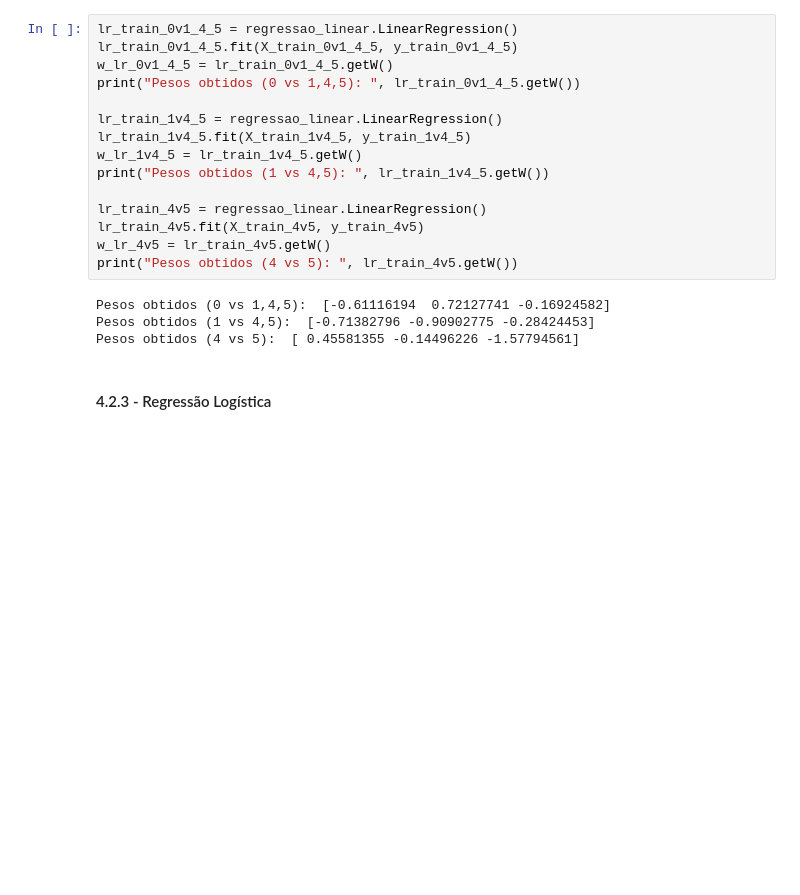
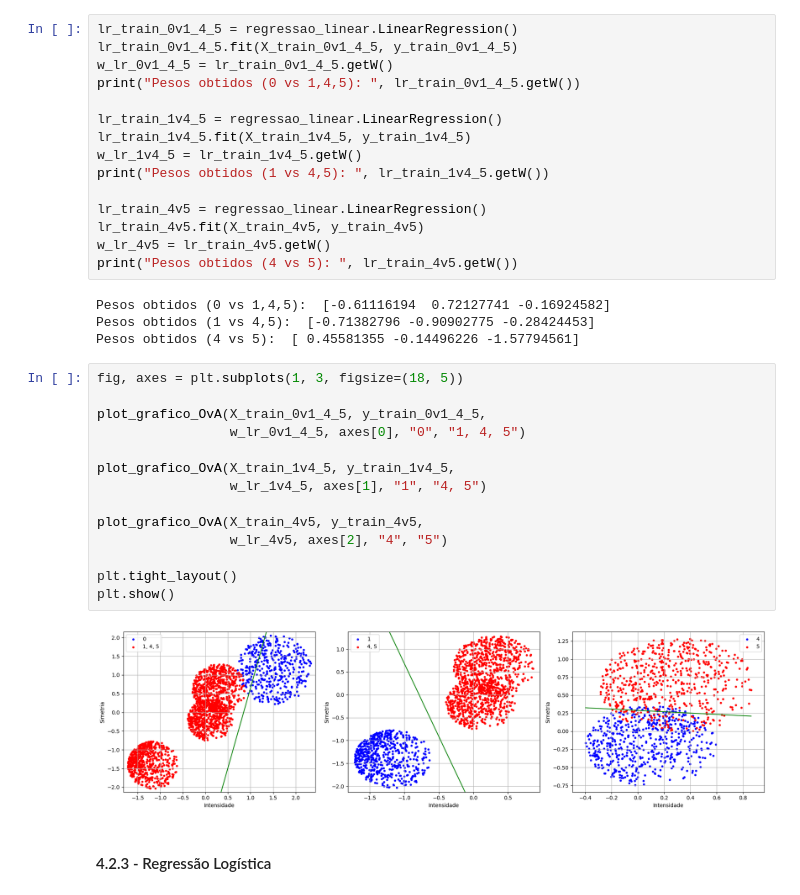
Before and after one commit to gustavojohan/projeto-digitos-am, a Jupyter notebook: AM-Projeto1-Gustavo_Johan.ipynb, the cells around one changed output. Saved outputs shown, nothing was run; the diff lists cells and outputs as text; blank space fills up the shorter version.

Commit message:
Adiciona graficos da regressao linear e logistica para o One vs All

```diff
--- a/AM-Projeto1-Gustavo_Johan.ipynb
+++ b/AM-Projeto1-Gustavo_Johan.ipynb
@@ -729,6 +729,22 @@ print("Pesos obtidos (4 vs 5): ", lr_train_4v5.getW())
 Pesos obtidos (0 vs 1,4,5):  [-0.61116194  0.72127741 -0.16924582]
 Pesos obtidos (1 vs 4,5):  [-0.71382796 -0.90902775 -0.28424453]
 Pesos obtidos (4 vs 5):  [ 0.45581355 -0.14496226 -1.57794561]
+# %%
+fig, axes = plt.subplots(1, 3, figsize=(18, 5))
+
+plot_grafico_OvA(X_train_0v1_4_5, y_train_0v1_4_5,
+                 w_lr_0v1_4_5, axes[0], "0", "1, 4, 5")
+
+plot_grafico_OvA(X_train_1v4_5, y_train_1v4_5,
+                 w_lr_1v4_5, axes[1], "1", "4, 5")
+
+plot_grafico_OvA(X_train_4v5, y_train_4v5,
+                 w_lr_4v5, axes[2], "4", "5")
+
+plt.tight_layout()
+plt.show()
+# %% [output]
+[figure, added]
 # %% [markdown]
 #### 4.2.3 - Regressão Logística
 # %%
```
Also changed, not shown: parts of 12 cells of this notebook.
